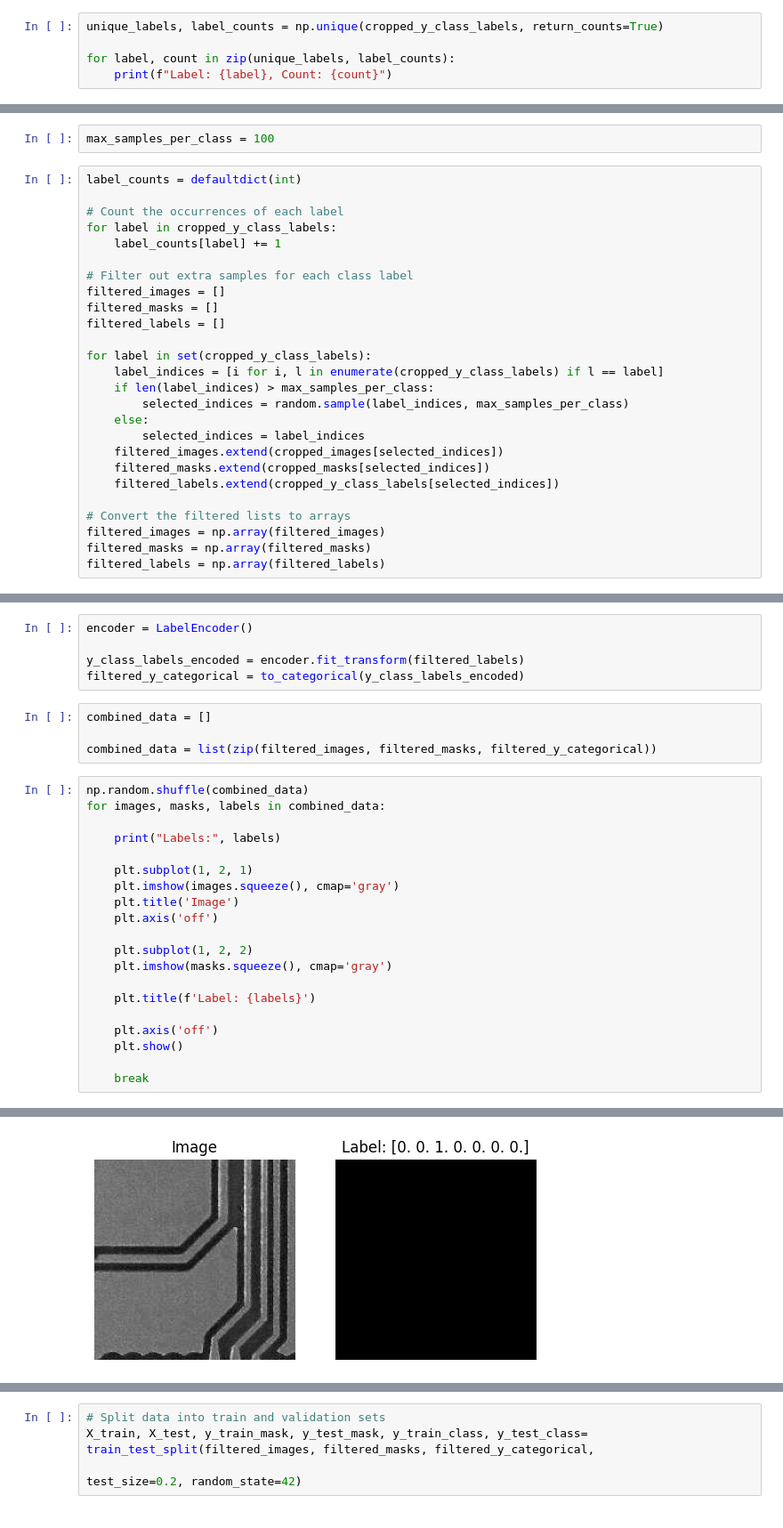
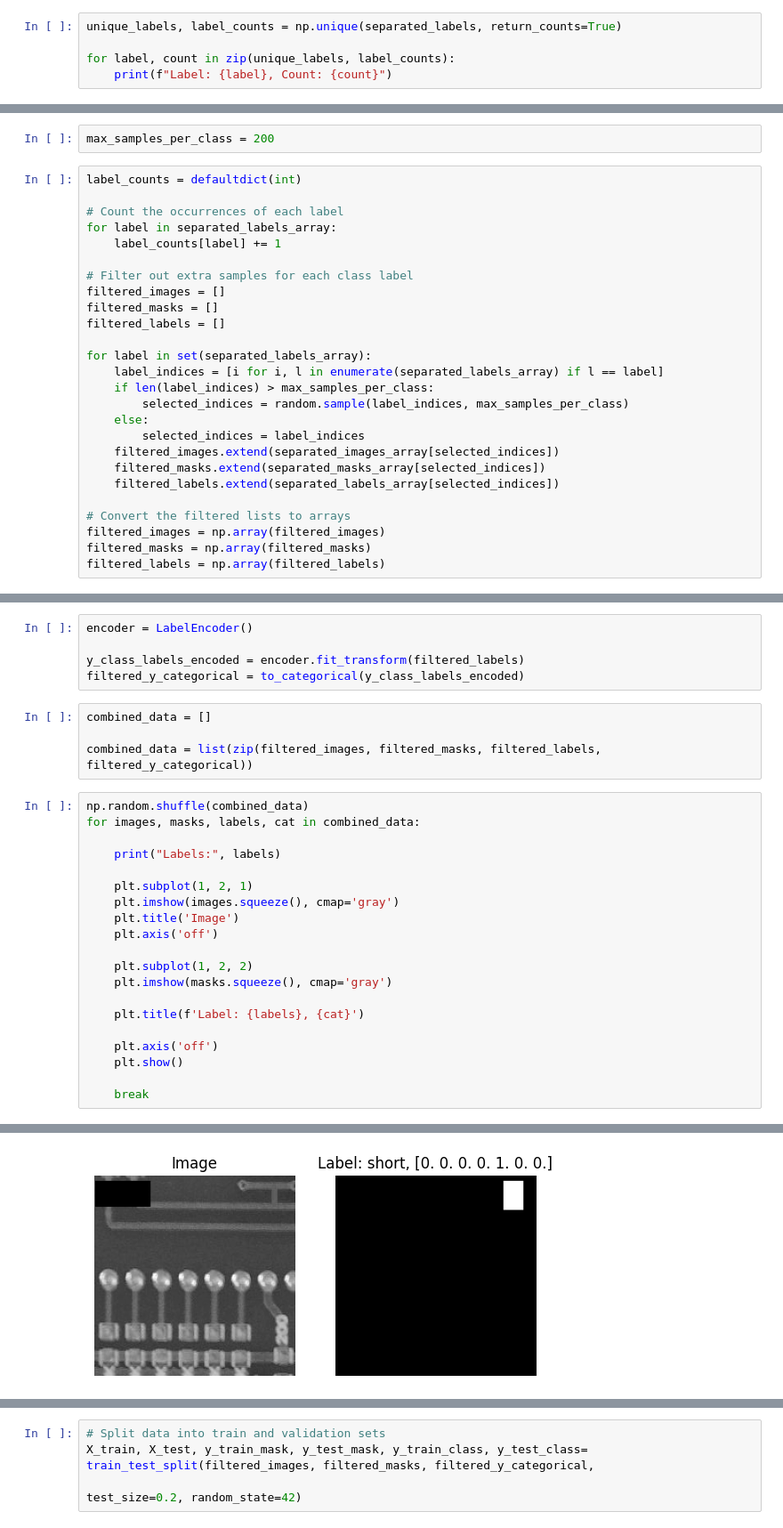
Before and after one commit to taubenus/PCB_Defects_Detection, a Jupyter notebook: notebooks/models/PCB_enhanced_unet_segmentation_classification.ipynb, the cells around one changed output, grey strips where cells are left out. Shown at 89% size. Cells and saved outputs as stored; diff of their text form.

```diff
--- a/notebooks/models/PCB_enhanced_unet_segmentation_classification.ipynb
+++ b/notebooks/models/PCB_enhanced_unet_segmentation_classification.ipynb
@@ -182,5 +296,5 @@ plot_images(cropped_images, cropped_masks, cropped_y_class_labels)
 # %%
-unique_labels, label_counts = np.unique(cropped_y_class_labels, return_counts=True)
+unique_labels, label_counts = np.unique(separated_labels, return_counts=True)
 
 for label, count in zip(unique_labels, label_counts):
     print(f"Label: {label}, Count: {count}")
@@ -216,12 +330,12 @@ plt.show()
 # %% [markdown]
 The above distribution of data is clearly unbalanced, so we need to balance out the data by introducing more images to even out the distribution or to delete some data.
 # %%
-max_samples_per_class = 100
+max_samples_per_class = 200
 # %%
 label_counts = defaultdict(int)
 
 # Count the occurrences of each label
-for label in cropped_y_class_labels:
+for label in separated_labels_array:
     label_counts[label] += 1
 
 # Filter out extra samples for each class label
@@ -229,15 +343,15 @@ filtered_images = []
 filtered_masks = []
 filtered_labels = []
 
-for label in set(cropped_y_class_labels):
-    label_indices = [i for i, l in enumerate(cropped_y_class_labels) if l == label]
+for label in set(separated_labels_array):
+    label_indices = [i for i, l in enumerate(separated_labels_array) if l == label]
     if len(label_indices) > max_samples_per_class:
         selected_indices = random.sample(label_indices, max_samples_per_class)
     else:
         selected_indices = label_indices
-    filtered_images.extend(cropped_images[selected_indices])
-    filtered_masks.extend(cropped_masks[selected_indices])
-    filtered_labels.extend(cropped_y_class_labels[selected_indices])
+    filtered_images.extend(separated_images_array[selected_indices])
+    filtered_masks.extend(separated_masks_array[selected_indices])
+    filtered_labels.extend(separated_labels_array[selected_indices])
 
 # Convert the filtered lists to arrays
 filtered_images = np.array(filtered_images)
@@ -302,10 +416,10 @@ filtered_y_categorical = to_categorical(y_class_labels_encoded)
 # %%
 combined_data = []
 
-combined_data = list(zip(filtered_images, filtered_masks, filtered_y_categorical))
+combined_data = list(zip(filtered_images, filtered_masks, filtered_labels, filtered_y_categorical))
 # %%
 np.random.shuffle(combined_data)
-for images, masks, labels in combined_data:
+for images, masks, labels, cat in combined_data:
 
     print("Labels:", labels)
 
@@ -317,7 +431,7 @@ for images, masks, labels in combined_data:
     plt.subplot(1, 2, 2)
     plt.imshow(masks.squeeze(), cmap='gray')
 
-    plt.title(f'Label: {labels}')
+    plt.title(f'Label: {labels}, {cat}')
 
     plt.axis('off')
     plt.show()
@@ -328,4 +442,4 @@ Labels: [0. 0. 1. 0. 0. 0. 0.]
-[figure, old version]
+[figure, new version]
 # %%
 print(filtered_images.shape)
 print(filtered_masks.shape)
```
Also changed, not shown: parts of 35 cells of this notebook.
